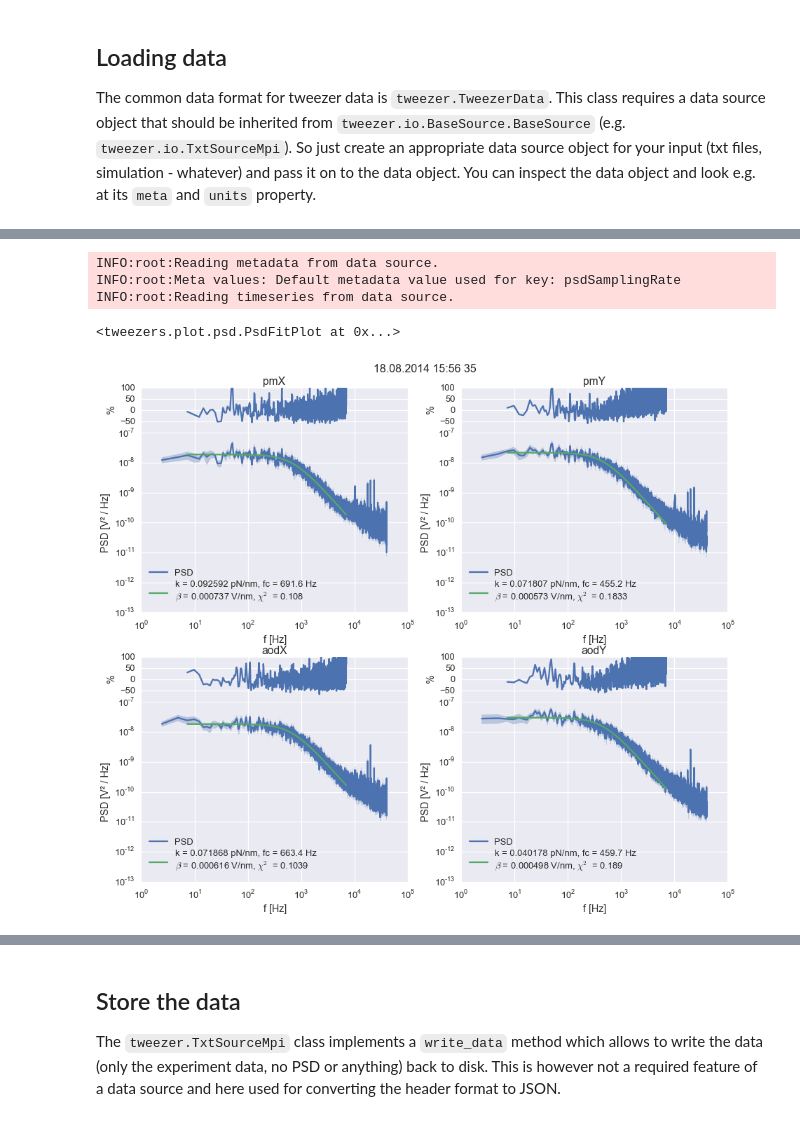
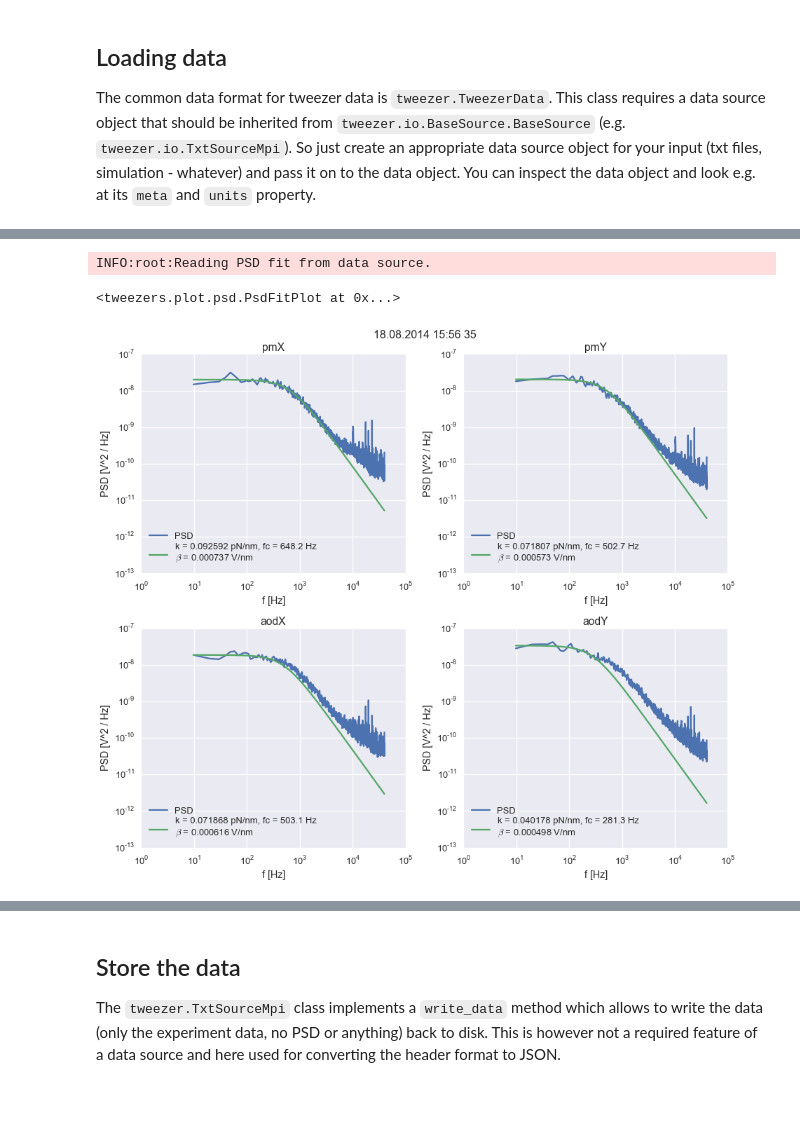
Before and after one commit to DollSimon/tweezers, a Jupyter notebook: notebooks/Introduction.ipynb, the cells around one changed output, grey strips where cells are left out. Drawn from its saved outputs; the diff is of its cells as text; code cells hidden in the pictures.

```diff
--- a/notebooks/Introduction.ipynb
+++ b/notebooks/Introduction.ipynb
@@ -67,11 +89,8 @@ INFO:root:Reading metadata from data source.
 INFO:root:Reading PSD from data source.
 [figure]
-# %%
-dataCopy = data.computePsd(blockLength=2**15).fitPsd()
-PsdFitPlot(dataCopy)
-# %% [output]
-INFO:root:Reading metadata from data source.
-INFO:root:Meta values: Default metadata value used for key: psdSamplingRate
-INFO:root:Reading timeseries from data source.
-<tweezers.plot.psd.PsdFitPlot at 0x...>
-[figure, removed]
+# %%
+PsdFitPlot(data)
+# %% [output]
+INFO:root:Reading PSD fit from data source.
+<tweezers.plot.psd.PsdFitPlot at 0x...>
+[figure, added]
```
Also changed, not shown: parts of 10 cells of this notebook, 8 other files.
